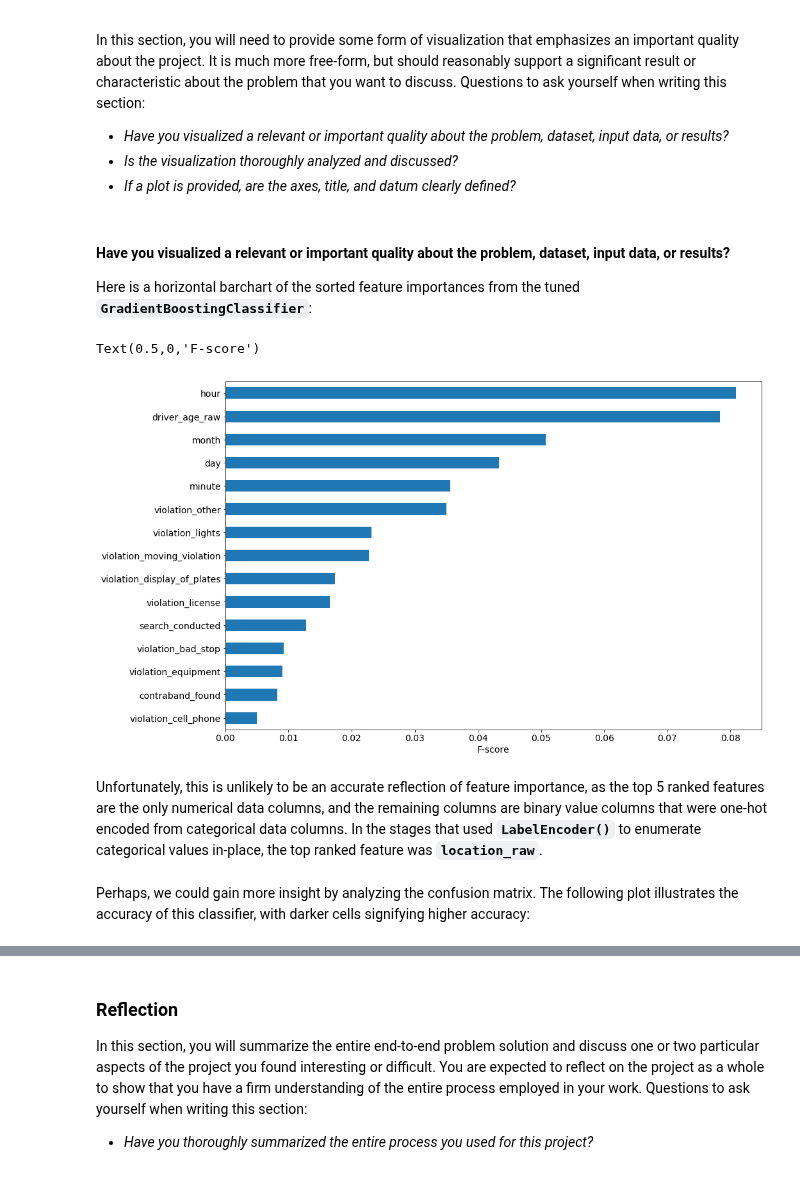
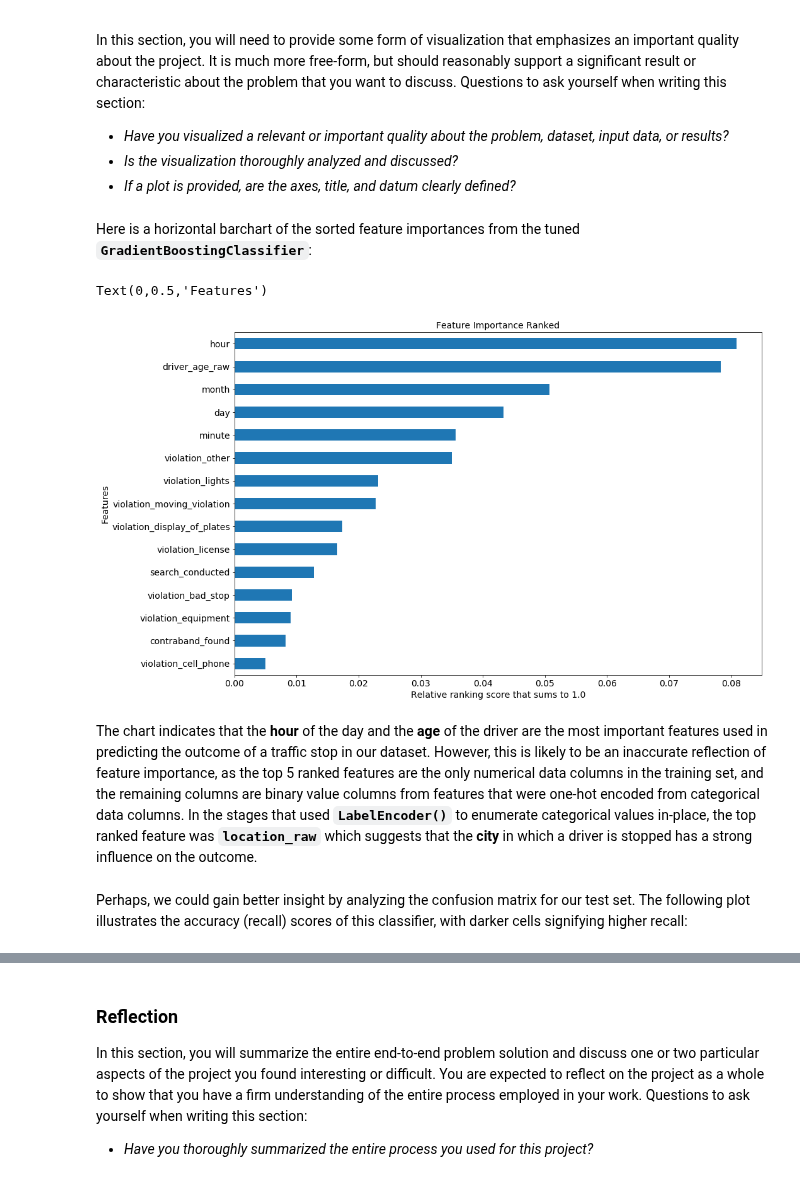
Before and after one commit to patrickmpoon/machine-learning, a Jupyter notebook: projects/capstone/Traffic_Stop_Outcome_Predictor.ipynb, the cells around one changed output, grey strips where cells are left out. Drawn from its saved outputs; the diff is of its cells as text; code cells hidden in the pictures.

```diff
--- a/projects/capstone/Traffic_Stop_Outcome_Predictor.ipynb
+++ b/projects/capstone/Traffic_Stop_Outcome_Predictor.ipynb
@@ -1988,21 +1955,27 @@ In this section, you will need to provide some form of visualization that emphas
 - _Is the visualization thoroughly analyzed and discussed?_
 - _If a plot is provided, are the axes, title, and datum clearly defined?_
 # %% [markdown]
+<!--
 #### Have you visualized a relevant or important quality about the problem, dataset, input data, or results?
+-->
 
 Here is a horizontal barchart of the sorted feature importances from the tuned **`GradientBoostingClassifier`**:
 # %%
+# TODO: Confirm F-score is the proper y_label
+
 gbc_tuned_df = pd.DataFrame(data=gbc.feature_importances_[:15], index=X_train.columns.values[:15])
 gbc_tuned_plot = gbc_tuned_df.sort_values(by=0).plot.barh(figsize=(15, 10), fontsize=14)
 gbc_tuned_plot.axes.legend().set_visible(False)
-gbc_tuned_plot.axes.set_xlabel('F-score', fontsize=14)
+gbc_tuned_plot.set_title('Feature Importance Ranked', fontsize=14)
+gbc_tuned_plot.axes.set_xlabel('Relative ranking score that sums to 1.0', fontsize=14)
+gbc_tuned_plot.axes.set_ylabel('Features', fontsize=14)
 # %% [output]
-Text(0.5,0,'F-score')
+Text(0,0.5,'Features')
-[figure, old version]
+[figure, new version]
 # %% [markdown]
-Unfortunately, this is unlikely to be an accurate reflection of feature importance, as the top 5 ranked features are the only numerical data columns, and the remaining columns are binary value columns that were one-hot encoded from categorical data columns.  In the stages that used **`LabelEncoder()`** to enumerate categorical values in-place, the top ranked feature was **`location_raw`**.
+The chart indicates that the **hour** of the day and the **age** of the driver are the most important features used in predicting the outcome of a traffic stop in our dataset.  However, this is likely to be an inaccurate reflection of feature importance, as the top 5 ranked features are the only numerical data columns in the training set, and the remaining columns are binary value columns from features that were one-hot encoded from categorical data columns.  In the stages that used **`LabelEncoder()`** to enumerate categorical values in-place, the top ranked feature was **`location_raw`** which suggests that the **city** in which a driver is stopped has a strong influence on the outcome.
 # %% [markdown]
-Perhaps, we could gain more insight by analyzing the confusion matrix.  The following plot illustrates the accuracy of this classifier, with darker cells signifying higher accuracy:
+Perhaps, we could gain better insight by analyzing the confusion matrix for our test set.  The following plot illustrates the accuracy (recall) scores of this classifier, with darker cells signifying higher recall:
 # %%
 classes = ['Arrest', 'Summons', 'Ticket', 'Verbal Warning', 'Written Warning']
 # cm = pd.DataFrame(data=confusion_matrix(y_test, gbc.predict(X_test)), columns=classes, index=classes)
```
Also changed, not shown: parts of 43 cells of this notebook.
